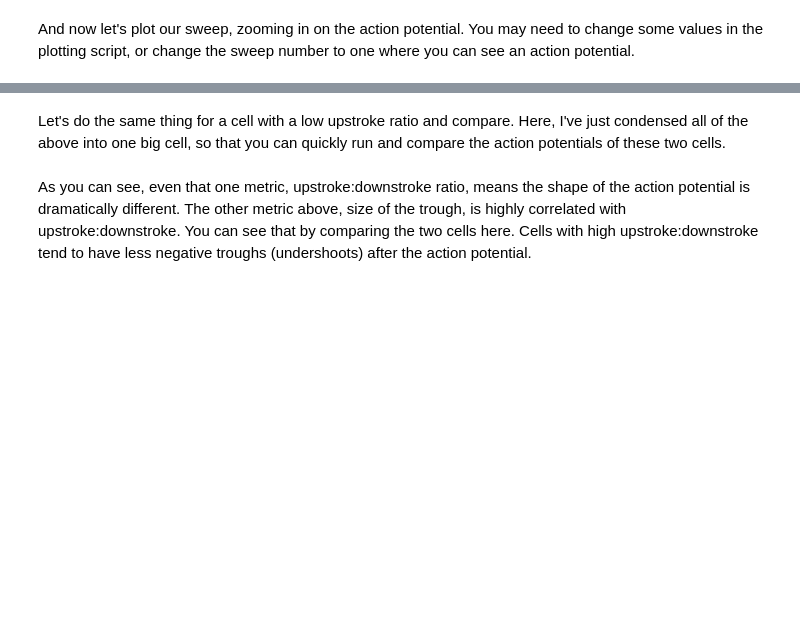
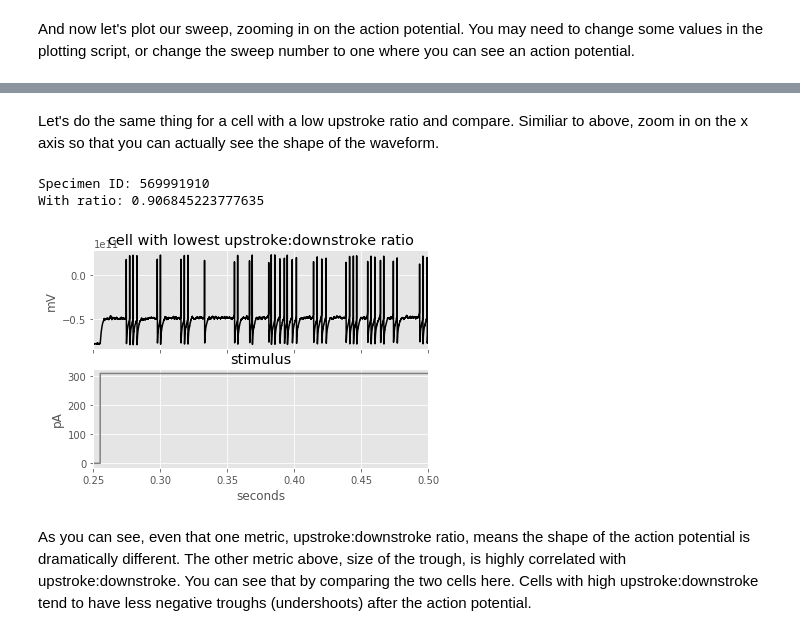
Before and after one commit to ajuavinett/BIPN145, a Jupyter notebook: Computer Lab #1 - Electrophysiology Cell Types.ipynb, the cells around one changed output, grey strips where cells are left out. Saved outputs shown, nothing was run; the diff lists cells and outputs as text; code cells hidden in the pictures; blank space fills up the shorter version.

```diff
--- a/Computer Lab #1 - Electrophysiology Cell Types.ipynb
+++ b/Computer Lab #1 - Electrophysiology Cell Types.ipynb
@@ -235,5 +266,5 @@ plt.show()
 # %% [markdown]
-Let's do the same thing for a cell with a low upstroke ratio and compare. Here, I've just condensed all of the above into one big cell, so that you can quickly run and compare the action potentials of these two cells.
+Let's do the same thing for a cell with a low upstroke ratio and compare. Similiar to above, zoom in on the x axis so that you can actually see the shape of the waveform.
 # %%
 ef_df_upstroke_sorted = ef_df.sort_values('upstroke_downstroke_ratio_long_square',ascending=True)
 top_cell = ef_df_upstroke_sorted.iloc[2]
@@ -243,28 +274,33 @@ print("With ratio: %s" % top_cell['upstroke_downstroke_ratio_long_square'])
 upstroke_data = ctc.get_ephys_data(cell_id)
 upstroke_sweep = upstroke_data.get_sweep(46)
 index_range = upstroke_sweep["index_range"]
-i = upstroke_sweep["stimulus"][0:index_range[1]+1] # in A
-v = upstroke_sweep["response"][0:index_range[1]+1] # in V
-i *= 1e12 # this converts the value to pA
-v *= 1e12 # this converts the value to mV
+i_2 = upstroke_sweep["stimulus"][0:index_range[1]+1] # in A
+v_2 = upstroke_sweep["response"][0:index_range[1]+1] # in V
+i_2 *= 1e12 # this converts the value to pA
+v_2 *= 1e12 # this converts the value to mV
 
 sampling_rate = sweep_data["sampling_rate"] # in Hz
-t = (np.arange(0, len(v)) * (1.0 / sampling_rate))
-
-plt.style.use('ggplot')
-fig, axes = plt.subplots(2, 1, sharex=True)
-
-axes[0].plot(t, v, color='black')
-axes[0].set_ylabel("mV")
-#axes[0].set_xlim(1,1.2)
-axes[0].set_title("cell with lowest upstroke:downstroke ratio")
-
-axes[1].plot(t, i, color='gray')
-axes[1].set_ylabel("pA")
-axes[1].set_xlabel("seconds")
-axes[1].set_title("stimulus")
-
-plt.show()
+t_2 = (np.arange(0, len(v_2)) * (1.0 / sampling_rate))
+# %% [output]
+Specimen ID: 569991910
+With ratio: 0.906845223777635
+# %%
+plt.style.use('ggplot')
+fig, axes = plt.subplots(2, 1, sharex=True)
+
+axes[0].plot(t, v, color='black')
+axes[0].set_ylabel("mV")
+#axes[0].set_xlim(0,1)
+axes[0].set_title("cell with lowest upstroke:downstroke ratio")
+
+axes[1].plot(t_2, i_2, color='gray')
+axes[1].set_ylabel("pA")
+axes[1].set_xlabel("seconds")
+axes[1].set_title("stimulus")
+
+plt.show()
+# %% [output]
+[figure, added]
 # %% [markdown]
 As you can see, even that one metric, upstroke:downstroke ratio, means the shape of the action potential is dramatically different. The other metric above, size of the trough, is highly correlated with upstroke:downstroke. You can see that by comparing the two cells here. Cells with high upstroke:downstroke tend to have less negative troughs (undershoots) after the action potential.
 # %% [markdown]
```
Also changed, not shown: parts of 22 cells of this notebook.
